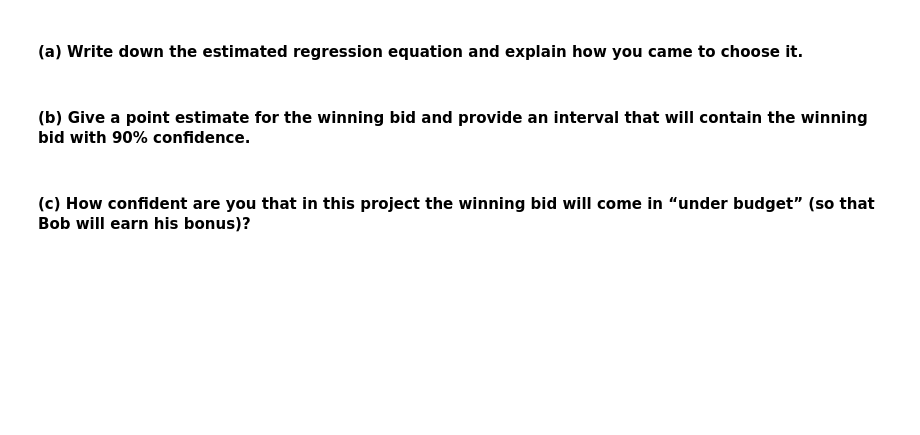
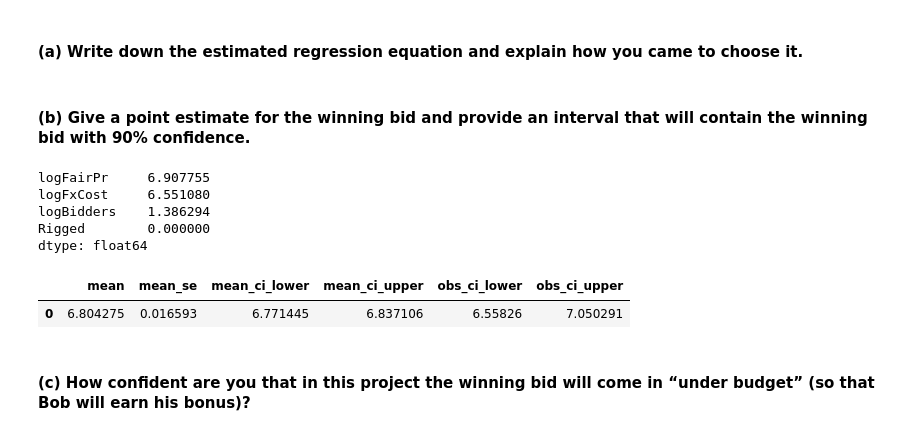
Before and after one commit to ewagerus/PHBS_AppliedEconometrics_2018, a Jupyter notebook: Orangia.ipynb, the cells around one changed output. Drawn from its saved outputs; the diff is of its cells as text; code cells hidden in the pictures; blank space fills up the shorter version.

```diff
--- a/Orangia.ipynb
+++ b/Orangia.ipynb
@@ -474,6 +468,28 @@ BP = 0.1667634380420786 > 0.05 => there is no reason to reject null hyphothesis
 #### (a) Write down the estimated regression equation and explain how you came to choose it.
 # %% [markdown]
 #### (b) Give a point estimate for the winning bid and provide an interval that will contain the winning bid with 90% confidence.
+# %%
+fairpr = 1000
+fxcost = 700
+bidders = 4
+rigged = 0
+bet = pd.Series({'logFairPr': np.log(fairpr),
+                 'logFxCost': np.log(fxcost),
+                 'logBidders': np.log(bidders),
+                 'Rigged': rigged})
+bet
+# %% [output]
+logFairPr     6.907755
+logFxCost     6.551080
+logBidders    1.386294
+Rigged        0.000000
+dtype: float64
+# %%
+pred = results4.get_prediction(bet)
+pred.summary_frame()
+# %% [output]
+|  | mean | mean_se | mean_ci_lower | mean_ci_upper | obs_ci_lower | obs_ci_upper |
+| 0 | 6.804275 | 0.016593 | 6.771445 | 6.837106 | 6.55826 | 7.050291 |
 # %% [markdown]
 #### (c) How confident are you that in this project the winning bid will come in “under budget” (so that Bob will earn his bonus)?
 # %% [markdown]
```
Also changed, not shown: parts of 18 cells of this notebook.
